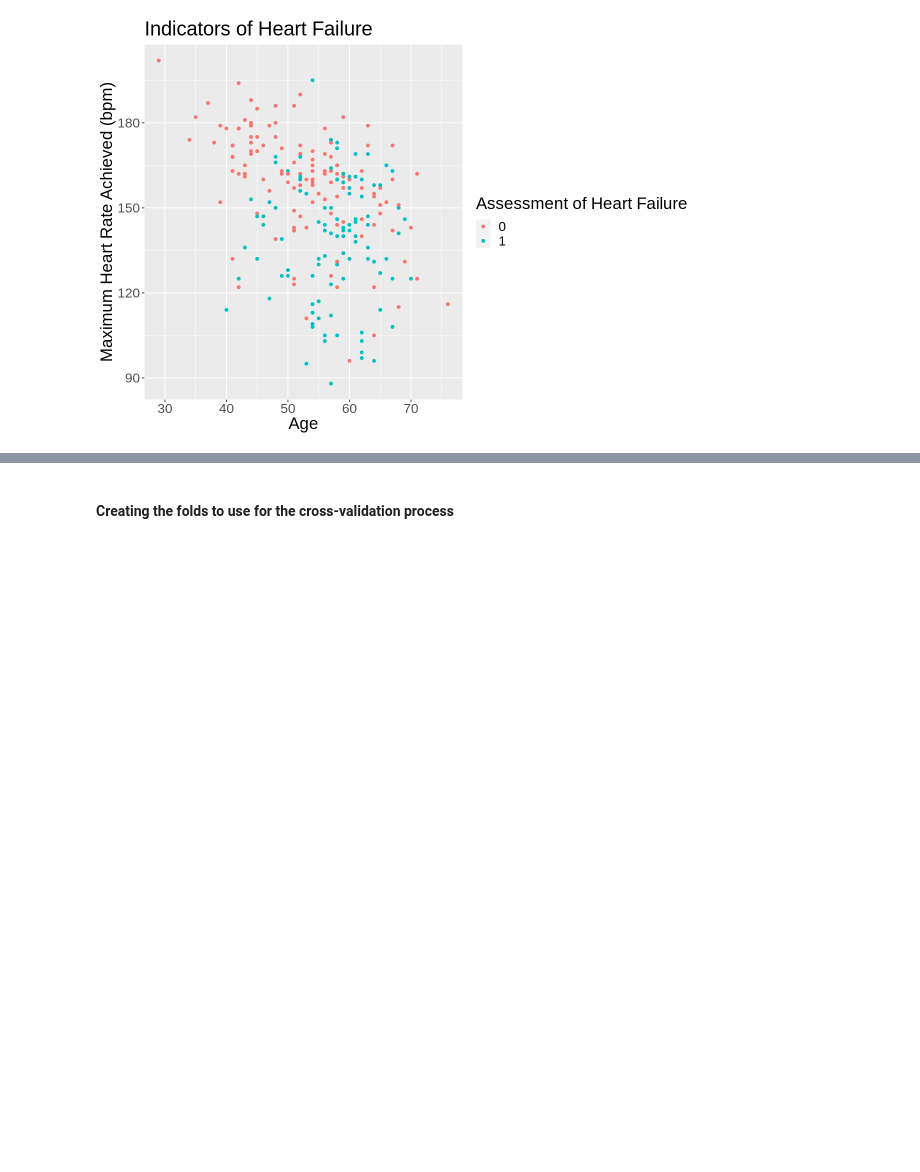
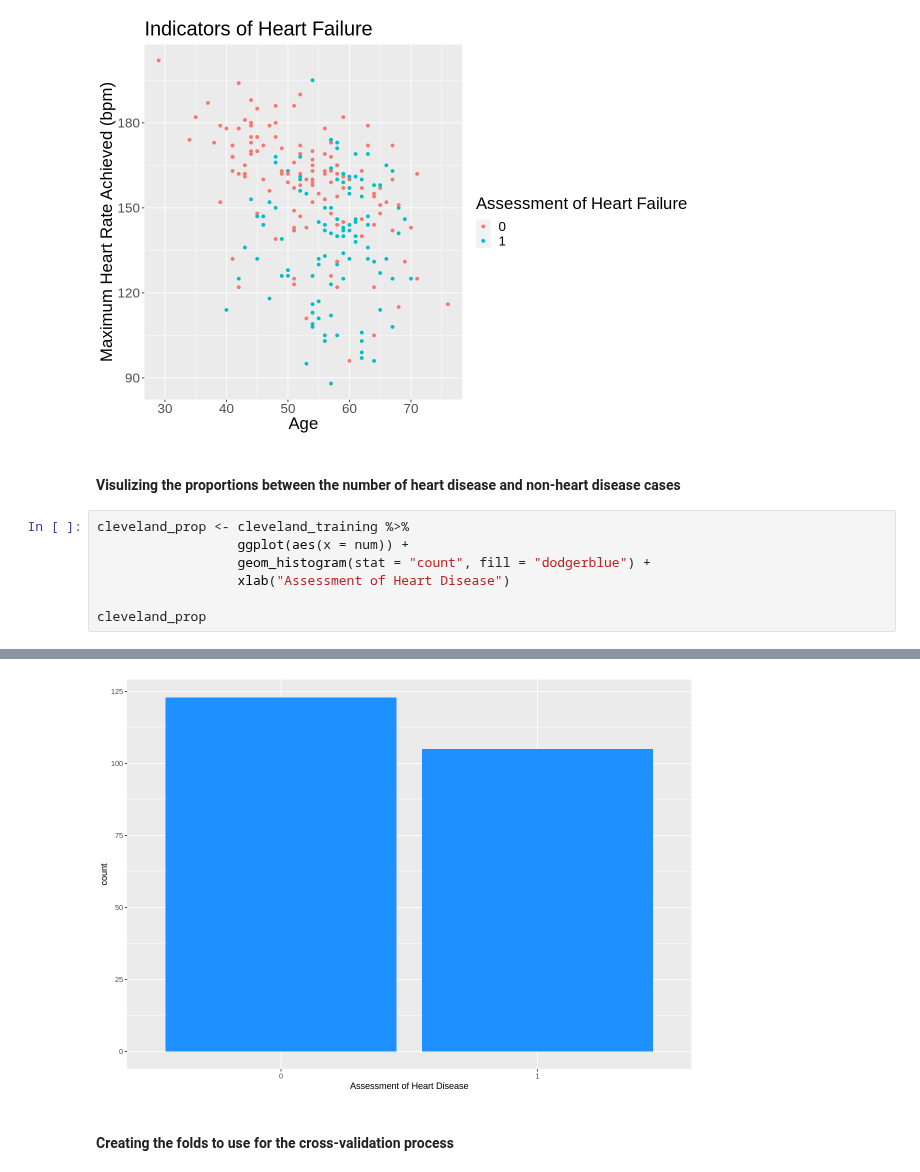
Before and after one commit to yun-sky/Heart-Failure-Report, a Jupyter notebook: Report.ipynb, the cells around one changed output, grey strips where cells are left out. Drawn from its saved outputs; the diff is of its cells as text; blank space fills up the shorter version.

```diff
--- a/Report.ipynb
+++ b/Report.ipynb
@@ -157,3 +149,14 @@ cleveland_plot <- cleveland_training %>%
 cleveland_plot
 # %% [output]
 [figure]
+# %% [markdown]
+<br>
+<b>Visulizing the proportions between the number of heart disease and non-heart disease cases</b>
+# %%
+cleveland_prop <- cleveland_training %>%
+                  ggplot(aes(x = num)) +
+                  geom_histogram(stat = "count", fill = "dodgerblue") +
+                  xlab("Assessment of Heart Disease")
+
+cleveland_prop
+# %% [output]
@@ -160,3 +165,4 @@ cleveland_plot
+[figure, added]
 # %% [markdown]
 <br>
 <b>Creating the folds to use for the cross-validation process</b>
```
Also changed, not shown: parts of 6 cells of this notebook.
